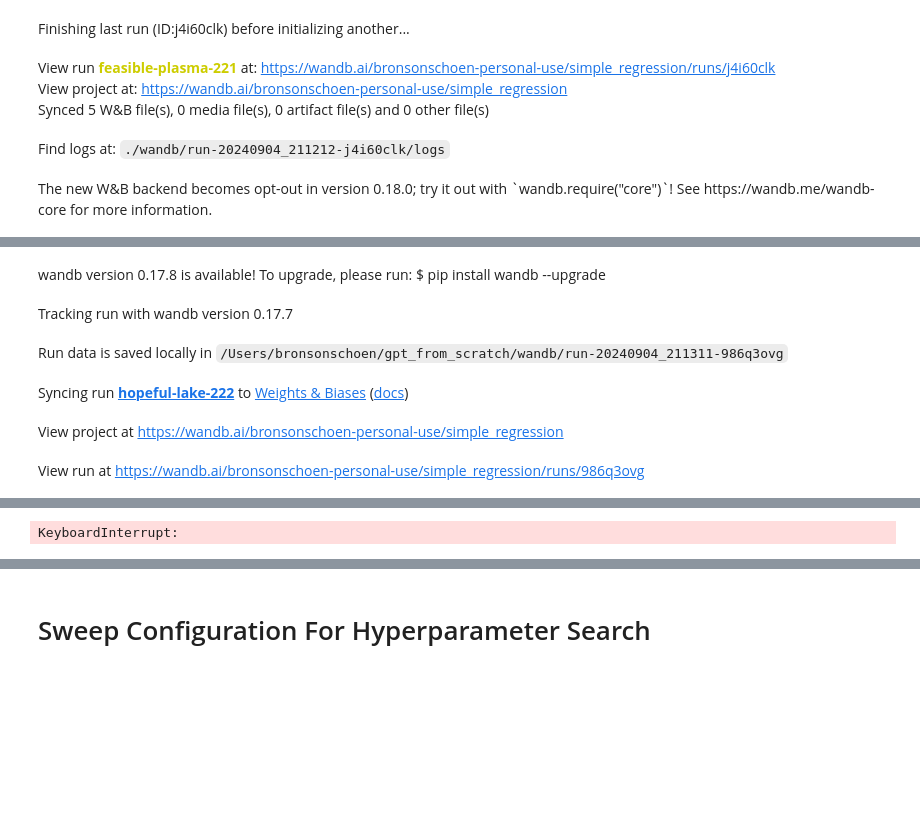
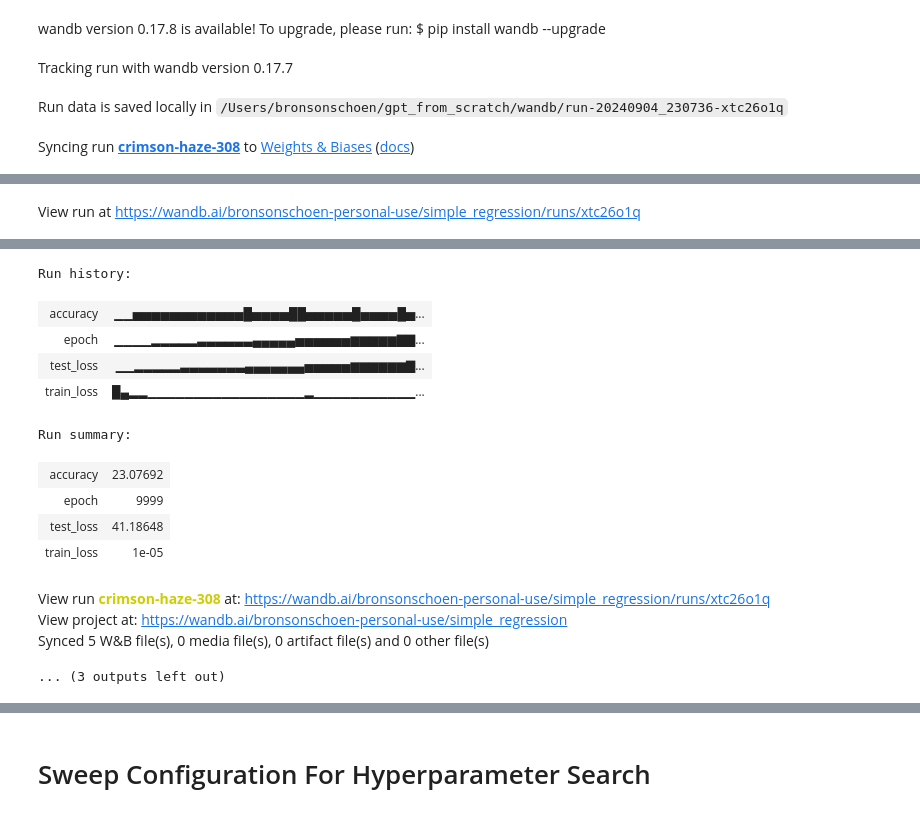
Before and after one commit to b-schoen/gpt_from_scratch, a Jupyter notebook: simple_wandb.ipynb, the cells around one changed output, grey strips where cells are left out. Saved outputs shown, nothing was run; the diff lists cells and outputs as text; code cells hidden in the pictures; blank space fills up the shorter version.

```diff
--- a/simple_wandb.ipynb
+++ b/simple_wandb.ipynb
@@ -938,21 +1030,19 @@ def train(cfg: TrainingConfig) -> None:
 # %%
 # TODO(bschoen): Use wandb to plot adam
 cfg = TrainingConfig(
-    model_cfg=SimpleNetConfig(d_model=128, n_layers=4, dropout=0.5),
-    num_samples=1000,
-    num_epochs=1000,  # Train for longer
+    model_cfg=SimpleNetConfig(d_model=4096, n_layers=2, dropout=0.7),
+    num_samples=64,
+    num_epochs=10000,  # Train for longer
     test_interval=100,
-    learning_rate=1e-3,  # Adjust learning rate
+    learning_rate=1e-4,  # Adjust learning rate
     batch_size=128,  # Increase batch size
 )
 
 wandb.init(project=WANDB_PROJECT_NAME, config=dataclasses.asdict(cfg))
 
-train(cfg)
+training_result = train(cfg)
 # %% [output]
-Finishing last run (ID:j4i60clk) before initializing another...
+wandb version 0.17.8 is available! To upgrade, please run: $ pip install wandb --upgrade
-View run feasible-plasma-221 at: https://wandb.ai/bronsonschoen-personal-use/simple_regression/runs/j4i60clk
-View project at: https://wandb.ai/bronsonschoen-personal-use/simple_regression
-Synced 5 W&B file(s), 0 media file(s), 0 artifact file(s) and 0 other file(s)
+Tracking run with wandb version 0.17.7
-Find logs at: ./wandb/run-20240904_211212-j4i60clk/logs
+Run data is saved locally in /Users/bronsonschoen/gpt_from_scratch/wandb/run-20240904_230736-xtc26o1q
-The new W&B backend becomes opt-out in version 0.18.0; try it out with `wandb.require("core")`! See https://wandb.me/wandb-core for more information.
+Syncing run crimson-haze-308 to Weights & Biases (docs)
@@ -960,7 +1050,2 @@ Successfully finished last run (ID:j4i60clk). Initializing new run:
-wandb version 0.17.8 is available! To upgrade, please run: $ pip install wandb --upgrade
+View run at https://wandb.ai/bronsonschoen-personal-use/simple_regression/runs/xtc26o1q
-Tracking run with wandb version 0.17.7
-Run data is saved locally in /Users/bronsonschoen/gpt_from_scratch/wandb/run-20240904_211311-986q3ovg
-Syncing run hopeful-lake-222 to Weights & Biases (docs)
-View project at https://wandb.ai/bronsonschoen-personal-use/simple_regression
-View run at https://wandb.ai/bronsonschoen-personal-use/simple_regression/runs/986q3ovg
 Using device: mps
@@ -968,2 +1068,15 @@ Epoch [100/1000], Train Loss: 0.0000, Test Loss: 0.0000, Accuracy: 0.00%
-KeyboardInterrupt:
+Run history:
+| accuracy | ▁▁▅▅▅▅▅▅▅▅▅▅▅▅█▅▅▅▅██▅▅▅▅▅█▅▅▅▅█▅... |
+| epoch | ▁▁▁▁▂▂▂▂▂▃▃▃▃▃▃▄▄▄▄▄▅▅▅▅▅▅▆▆▆▆▆▇▇... |
+| test_loss | ▁▁▂▂▂▂▂▃▃▃▃▃▃▃▄▄▄▄▄▄▄▅▅▅▅▅▆▆▆▆▆▆▇... |
+| train_loss | █▄▂▂▁▁▁▁▁▁▁▁▁▁▁▁▁▁▁▁▁▂▁▁▁▁▁▁▁▁▁▁▁... |
+Run summary:
+| accuracy | 23.07692 |
+| epoch | 9999 |
+| test_loss | 41.18648 |
+| train_loss | 1e-05 |
+View run crimson-haze-308 at: https://wandb.ai/bronsonschoen-personal-use/simple_regression/runs/xtc26o1q
+View project at: https://wandb.ai/bronsonschoen-personal-use/simple_regression
+Synced 5 W&B file(s), 0 media file(s), 0 artifact file(s) and 0 other file(s)
+... (3 outputs left out)
 # %%
```
Also changed, not shown: parts of 15 cells of this notebook.
